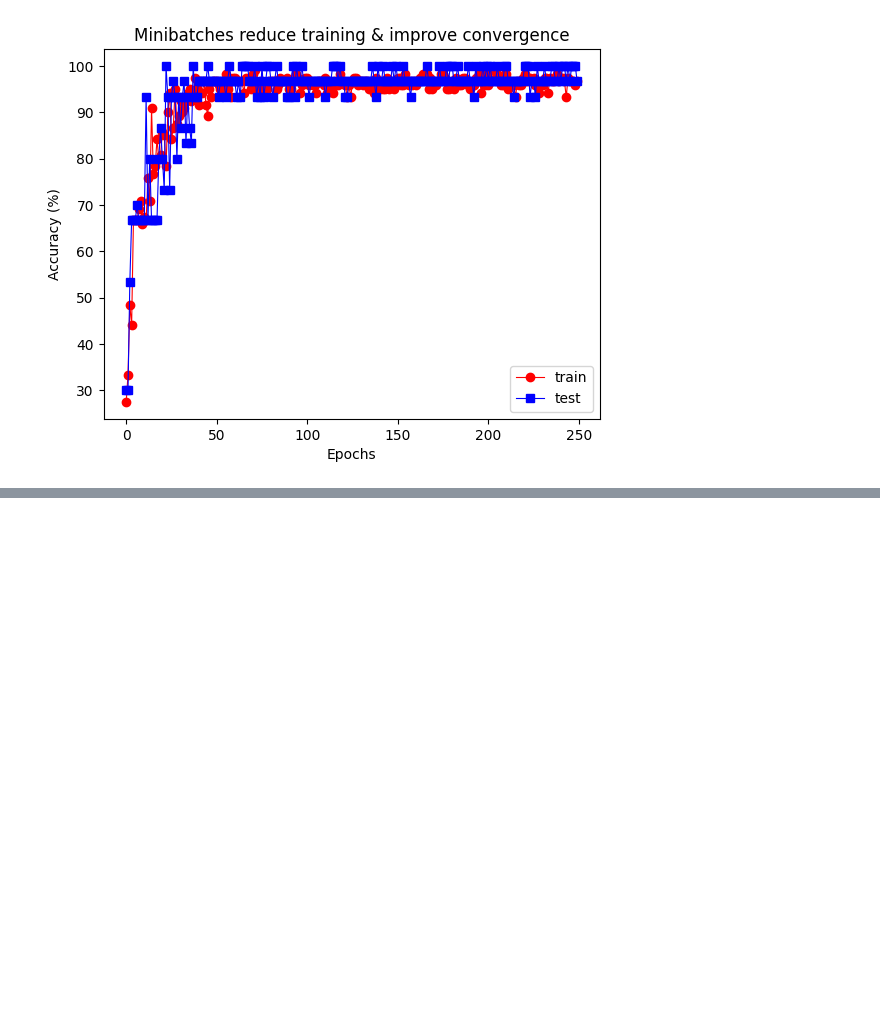
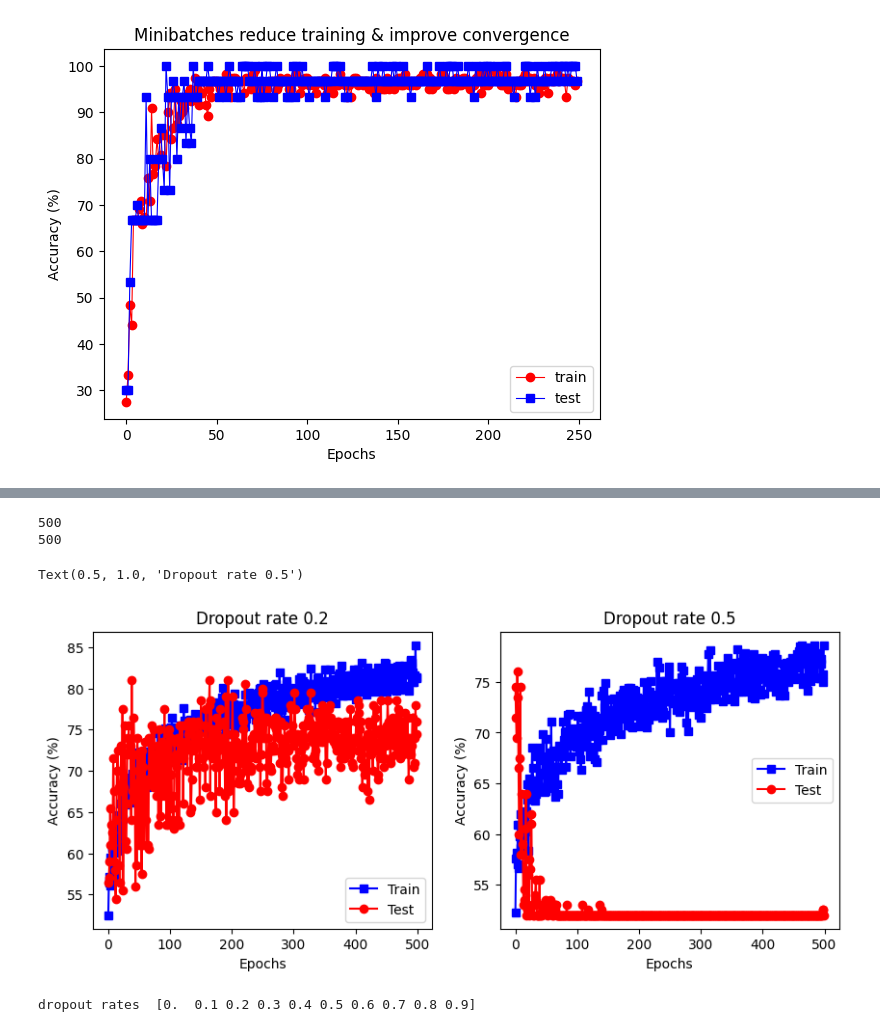
Before and after one commit to taruvaid/Fourier-Neural-Operators, a Jupyter notebook: Neural_Nets_Overfitting_&_Regularlization.ipynb, the cells around one changed output, grey strips where cells are left out. Saved outputs shown, nothing was run; the diff lists cells and outputs as text; code cells hidden in the pictures; blank space fills up the shorter version.

```diff
--- a/Neural_Nets_Overfitting_&_Regularlization.ipynb
+++ b/Neural_Nets_Overfitting_&_Regularlization.ipynb
@@ -397,0 +710,43 @@ plt.legend()
+# %%
+numepochs = 500
+
+fig,ax = plt.subplots(1,2,figsize = (10,4))
+
+model,lossfun,optimizer = model_initialize(0.2)
+trainAcc ,testAcc = modelTraining(model,lossfun,optimizer,train_dldr,test_dldr)
+
+ax[0].plot(trainAcc,'bs-')
+ax[0].plot(testAcc,'ro-')
+ax[0].set_xlabel("Epochs")
+ax[0].set_ylabel("Accuracy (%)")
+ax[0].legend(["Train","Test"])
+ax[0].set_title("Dropout rate 0.2")
+
+model,lossfun,optimizer = model_initialize(0.5)
+trainAcc ,testAcc = modelTraining(model,lossfun,optimizer,train_dldr,test_dldr)
+
+ax[1].plot(trainAcc,'bs-')
+ax[1].plot(testAcc,'ro-')
+ax[1].set_xlabel("Epochs")
+ax[1].set_ylabel("Accuracy (%)")
+ax[1].legend(["Train","Test"])
+ax[1].set_title("Dropout rate 0.5")
+# %% [output]
+500
+500
+Text(0.5, 1.0, 'Dropout rate 0.5')
+[figure, added]
+# %%
+dropoutrates = np.arange(10)/10
+print("dropout rates ",dropoutrates)
+
+results = np.zeros((len(dropoutrates),2))
+results.shape
+
+for di in range(len(dropoutrates)):
+
+  model,lossfun,optimizer = model_initialize(dropoutrates[di])
+  trainAcc,testAcc = modelTraining(model,lossfun,optimizer,train_dldr,test_dldr)
+  results[di,0] , results[di,1] = np.mean(trainAcc[-100:]), np.mean(testAcc[-100:])
+# %% [output]
+dropout rates  [0.  0.1 0.2 0.3 0.4 0.5 0.6 0.7 0.8 0.9]
```
Also changed, not shown: parts of 37 cells of this notebook.
